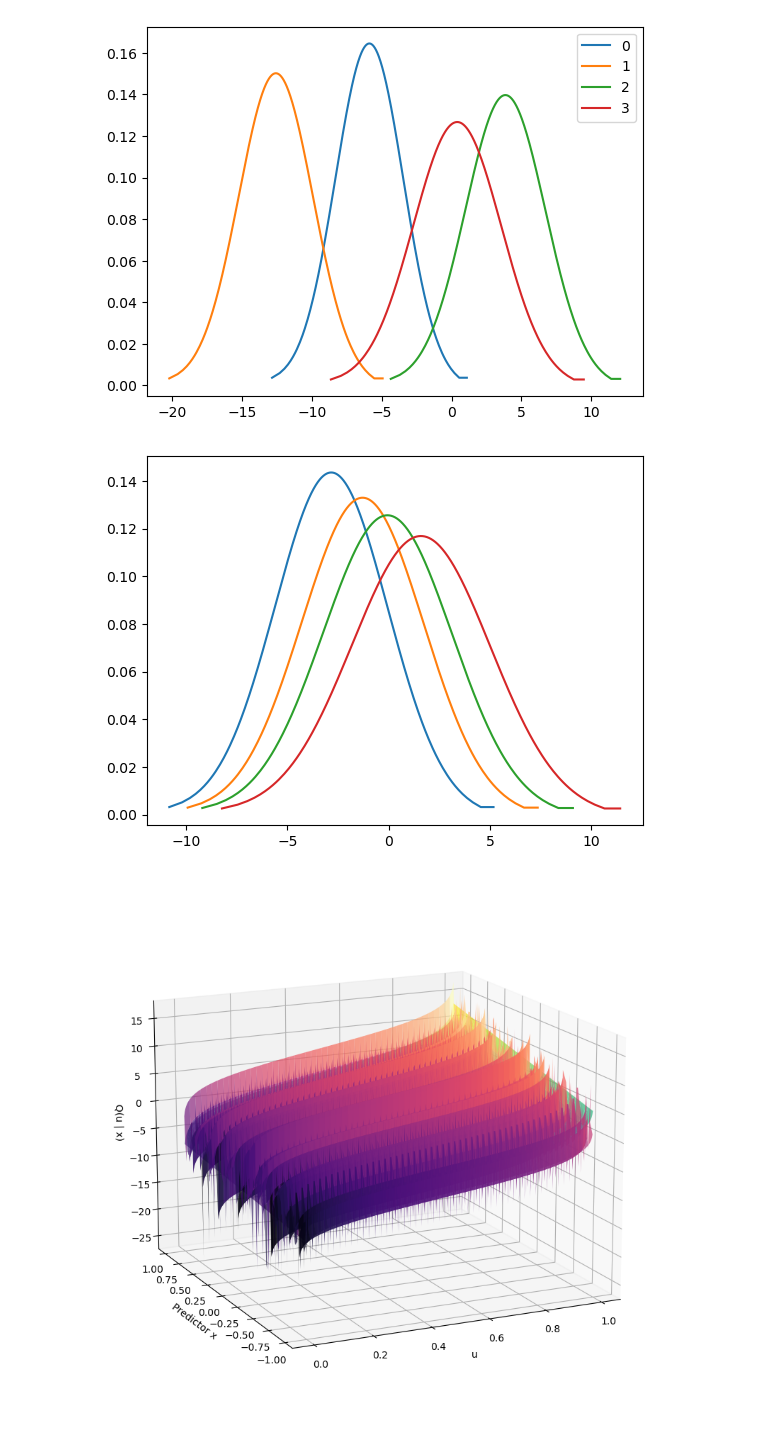
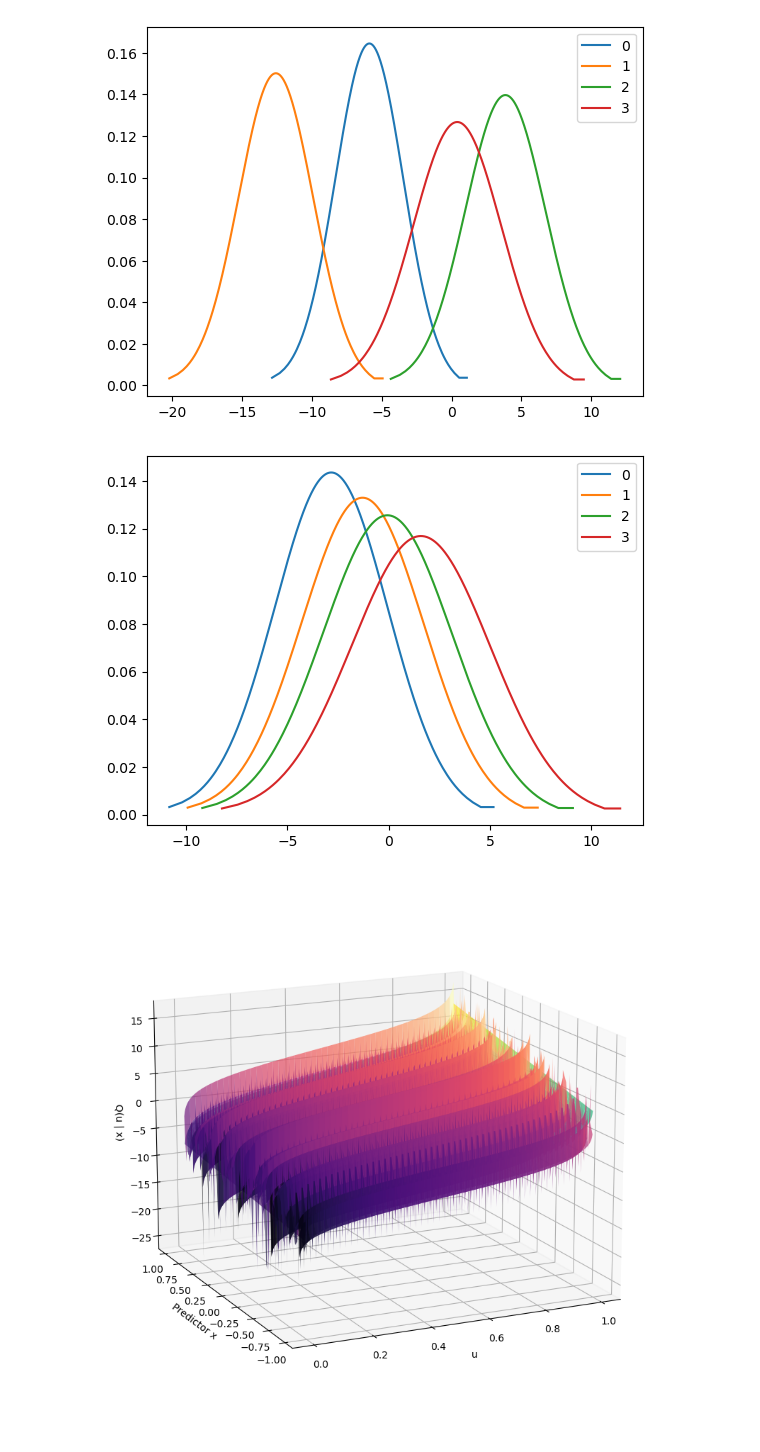
Before and after one commit to mirkimirk/thesis_frechet_fda, a Jupyter notebook: src/frechet_fda/simulation_and_frechet_method.ipynb, the cells around one changed output. Cells and saved outputs as stored; diff of their text form; code cells hidden in the pictures.

```diff
--- a/src/frechet_fda/simulation_and_frechet_method.ipynb
+++ b/src/frechet_fda/simulation_and_frechet_method.ipynb
@@ -302,11 +302,13 @@ plt.show()
 # %% [output]
 [figure]
 # %%
-for qf in estimates[::50]:
+for i, qf in enumerate(estimates[::50]):
     pdf = qf.invert().differentiate()
-    plt.plot(pdf.x, pdf.y)
+    plt.plot(pdf.x, pdf.y, label=i)
+plt.legend()
+plt.show()
 # %% [output]
-[figure, old version]
+[figure, new version]
 # %%
 # New z_values for 'qfs'
 hats_of_interest = [
```
Also changed, not shown: parts of 6 cells of this notebook, 6 other files.
